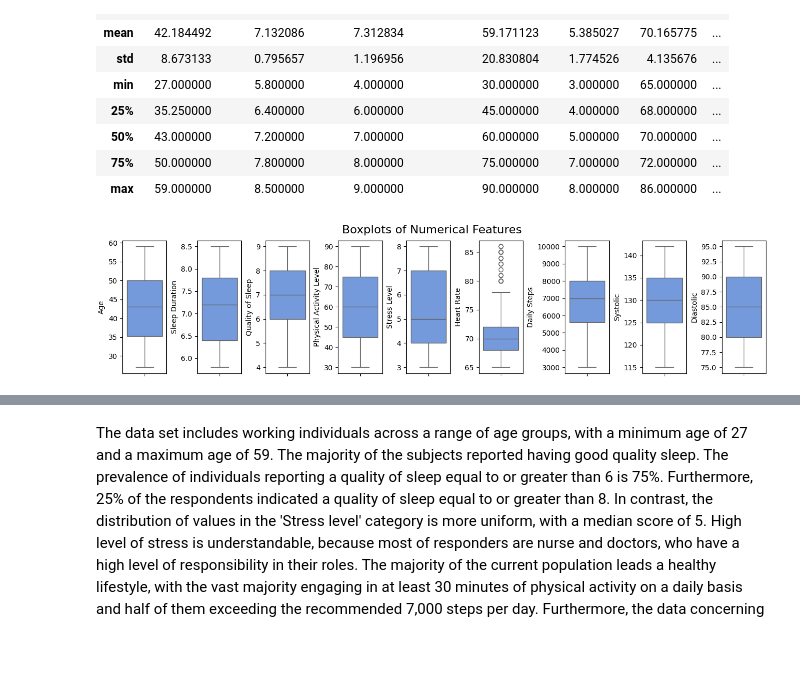
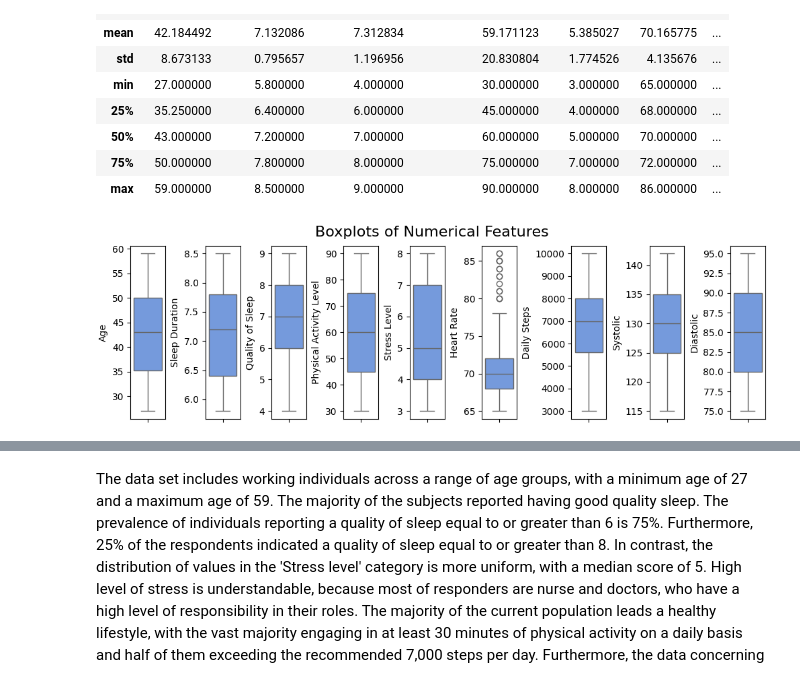
Before and after one commit to DianaMazurczak/QualityOfSleep, a Jupyter notebook: QualityOfSleep.ipynb, the cells around one changed output, grey strips where cells are left out. Saved outputs shown, nothing was run; the diff lists cells and outputs as text; code cells hidden in the pictures; blank space fills up the shorter version.

```diff
--- a/QualityOfSleep.ipynb
+++ b/QualityOfSleep.ipynb
@@ -76,23 +76,23 @@ data.describe()
 # %%
 data[['Systolic', 'Diastolic']] = data['Blood Pressure'].str.split('/', expand=True)
 data['Systolic'] = data['Systolic'].astype(int)
 data['Diastolic'] = data['Diastolic'].astype(int)
 data['BMI Category'] = data['BMI Category'].replace('Normal Weight', 'Normal')
 data['Sleep Disorder'] = data['Sleep Disorder'].fillna('None')
 
-fig, axes = plt.subplots(1, 9, figsize=(13, 3), constrained_layout=True)
+fig, axes = plt.subplots(1, 9, figsize=(10, 3), constrained_layout=True)
 
 # Loop through numerical features and create box plots
 for i, feature in enumerate(data.select_dtypes(include=['number']).columns):
     ax = axes[i]
     sns.boxplot(y=data[feature], ax=ax, color='cornflowerblue')
     ax.set_ylabel(feature, fontsize=10)
 
 # Add a common title for box plots
 plt.suptitle('Boxplots of Numerical Features', fontsize=16)
 plt.show()
 # %% [output]
-[figure, old version]
+[figure, new version]
 # %%
 # bar charts for categorical features
 categorical_features = ['Gender', 'Occupation', 'BMI Category', 'Sleep Disorder']
```
Also changed, not shown: parts of 48 cells of this notebook.
